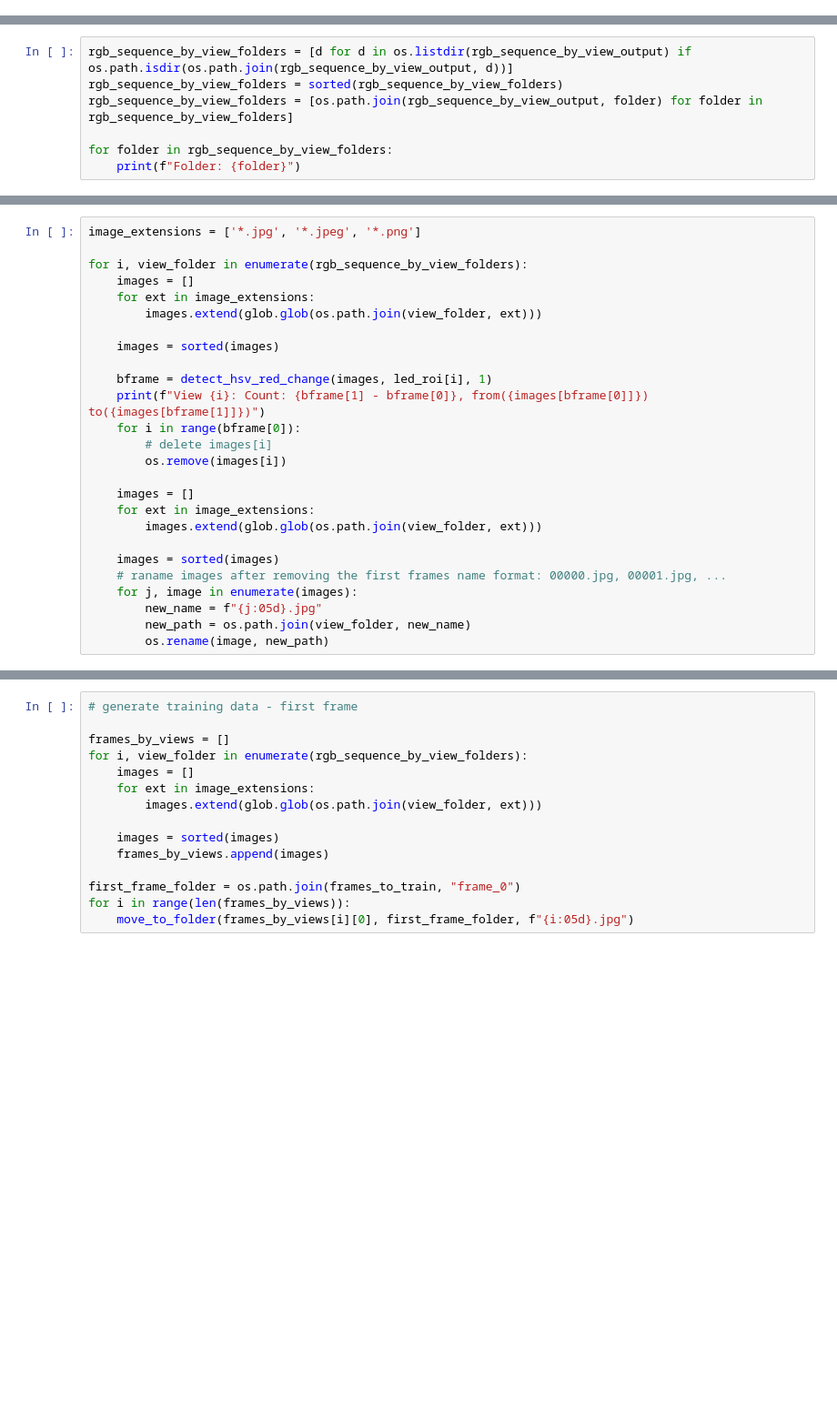
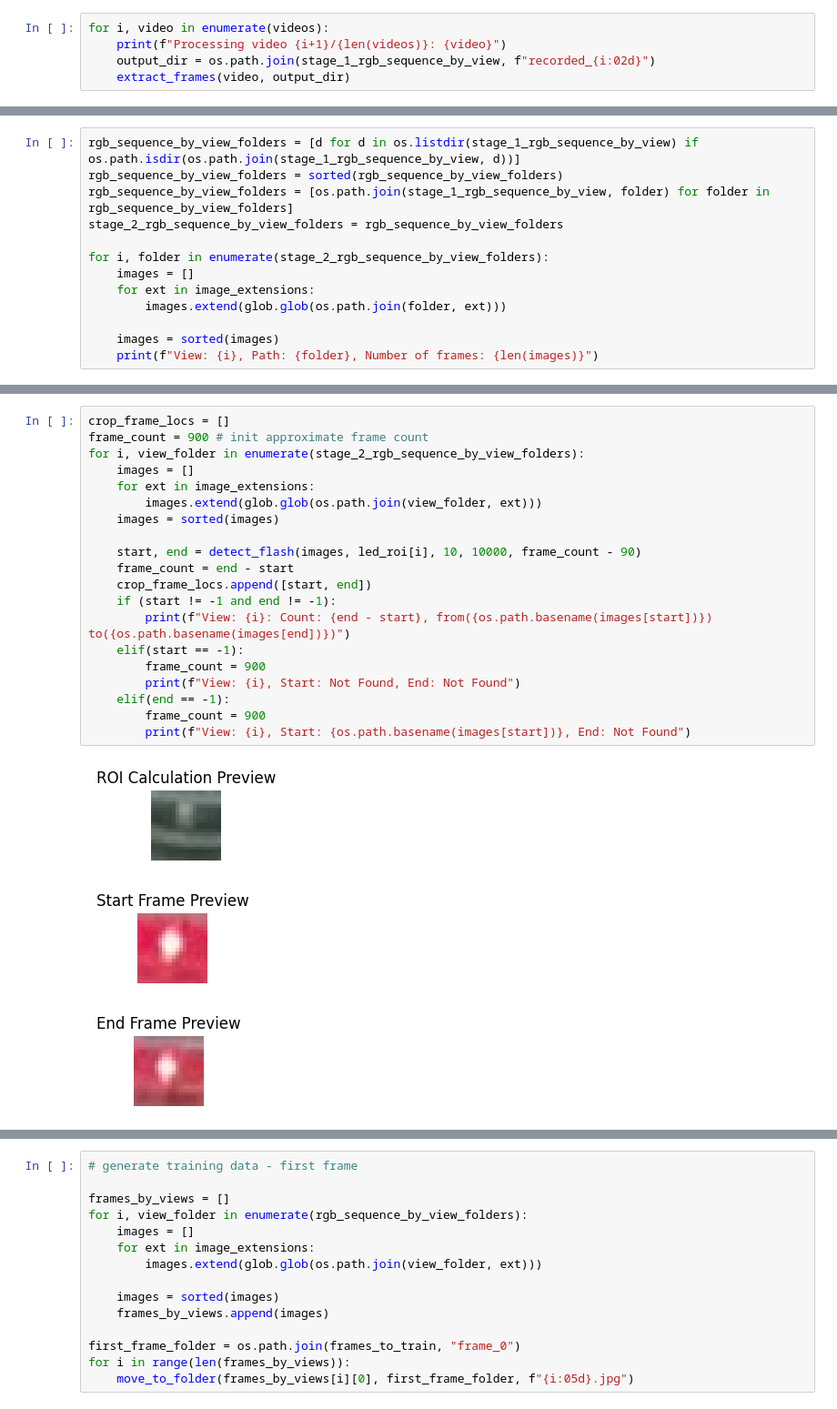
Before and after one commit to jeffrey9911/4DGS-Workflow, a Jupyter notebook: 4dgs-process.ipynb, the cells around one changed output, grey strips where cells are left out. Shown: that part at 91% size. Drawn from its saved outputs; the diff is of its cells as text; blank space fills up the shorter version.

```diff
--- a/4dgs-process.ipynb
+++ b/4dgs-process.ipynb
@@ -253,0 +332,5 @@ Extracted 2082 frames from N:\shared\yaojie\250728-Capture\views-raw-9\temp_vide
+# %%
+for i, video in enumerate(videos):
+    print(f"Processing video {i+1}/{len(videos)}: {video}")
+    output_dir = os.path.join(stage_1_rgb_sequence_by_view, f"recorded_{i:02d}")
+    extract_frames(video, output_dir)
@@ -254,8 +358,14 @@ Extracted 2082 frames from N:\shared\yaojie\250728-Capture\views-raw-9\temp_vide
 # %%
-rgb_sequence_by_view_folders = [d for d in os.listdir(rgb_sequence_by_view_output) if os.path.isdir(os.path.join(rgb_sequence_by_view_output, d))]
+rgb_sequence_by_view_folders = [d for d in os.listdir(stage_1_rgb_sequence_by_view) if os.path.isdir(os.path.join(stage_1_rgb_sequence_by_view, d))]
 rgb_sequence_by_view_folders = sorted(rgb_sequence_by_view_folders)
-rgb_sequence_by_view_folders = [os.path.join(rgb_sequence_by_view_output, folder) for folder in rgb_sequence_by_view_folders]
+rgb_sequence_by_view_folders = [os.path.join(stage_1_rgb_sequence_by_view, folder) for folder in rgb_sequence_by_view_folders]
+stage_2_rgb_sequence_by_view_folders = rgb_sequence_by_view_folders
 
-for folder in rgb_sequence_by_view_folders:
-    print(f"Folder: {folder}")
+for i, folder in enumerate(stage_2_rgb_sequence_by_view_folders):
+    images = []
+    for ext in image_extensions:
+        images.extend(glob.glob(os.path.join(folder, ext)))
+
+    images = sorted(images)
+    print(f"View: {i}, Path: {folder}, Number of frames: {len(images)}")
 # %% [output]
@@ -291,26 +427,24 @@ led_roi = [
 # %%
-image_extensions = ['*.jpg', '*.jpeg', '*.png']
-
-for i, view_folder in enumerate(rgb_sequence_by_view_folders):
+crop_frame_locs = []
+frame_count = 900 # init approximate frame count
+for i, view_folder in enumerate(stage_2_rgb_sequence_by_view_folders):
     images = []
     for ext in image_extensions:
         images.extend(glob.glob(os.path.join(view_folder, ext)))
-
     images = sorted(images)
 
-    bframe = detect_hsv_red_change(images, led_roi[i], 1)
-    print(f"View {i}: Count: {bframe[1] - bframe[0]}, from({images[bframe[0]]}) to({images[bframe[1]]})")
-    for i in range(bframe[0]):
-        # delete images[i]
-        os.remove(images[i])
-
-    images = []
-    for ext in image_extensions:
-        images.extend(glob.glob(os.path.join(view_folder, ext)))
-
-    images = sorted(images)
-    # raname images after removing the first frames name format: 00000.jpg, 00001.jpg, ...
-    for j, image in enumerate(images):
-        new_name = f"{j:05d}.jpg"
-        new_path = os.path.join(view_folder, new_name)
-        os.rename(image, new_path)
+    start, end = detect_flash(images, led_roi[i], 10, 10000, frame_count - 90)
+    frame_count = end - start
+    crop_frame_locs.append([start, end])
+    if (start != -1 and end != -1):
+        print(f"View: {i}: Count: {end - start}, from({os.path.basename(images[start])}) to({os.path.basename(images[end])})")
+    elif(start == -1):
+        frame_count = 900
+        print(f"View: {i}, Start: Not Found, End: Not Found")
+    elif(end == -1):
+        frame_count = 900
+        print(f"View: {i}, Start: {os.path.basename(images[start])}, End: Not Found")
+# %% [output]
+[figure, added]
+[figure, added]
+[figure, added]
```
Also changed, not shown: parts of 30 cells of this notebook.
